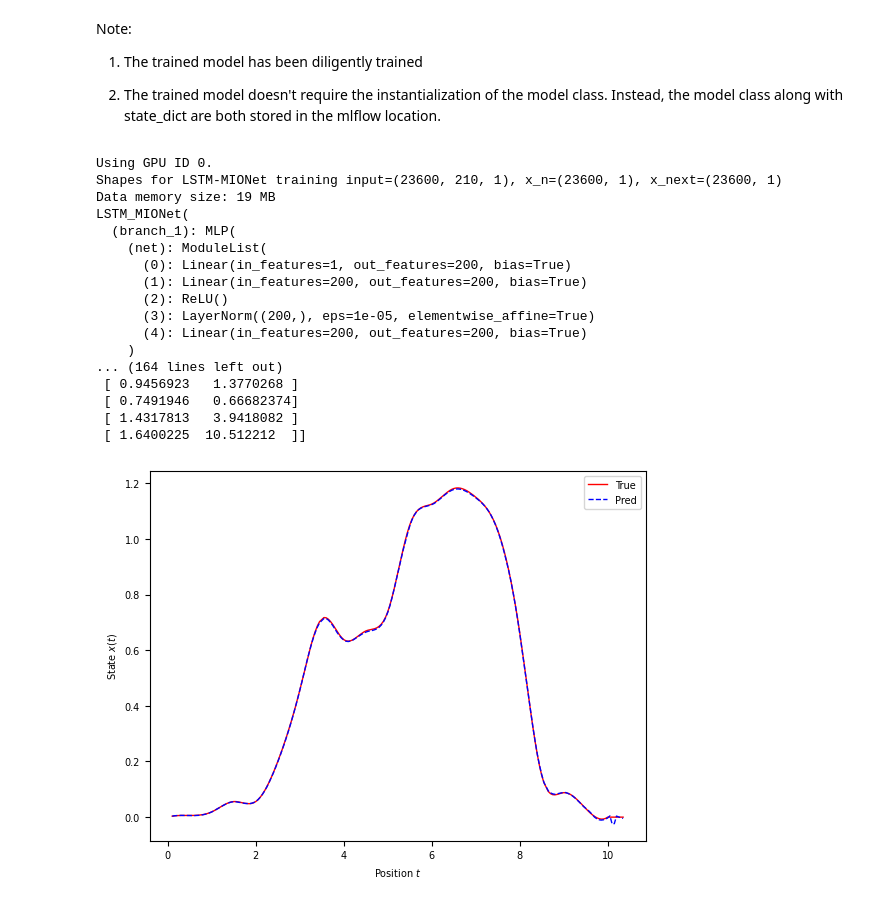
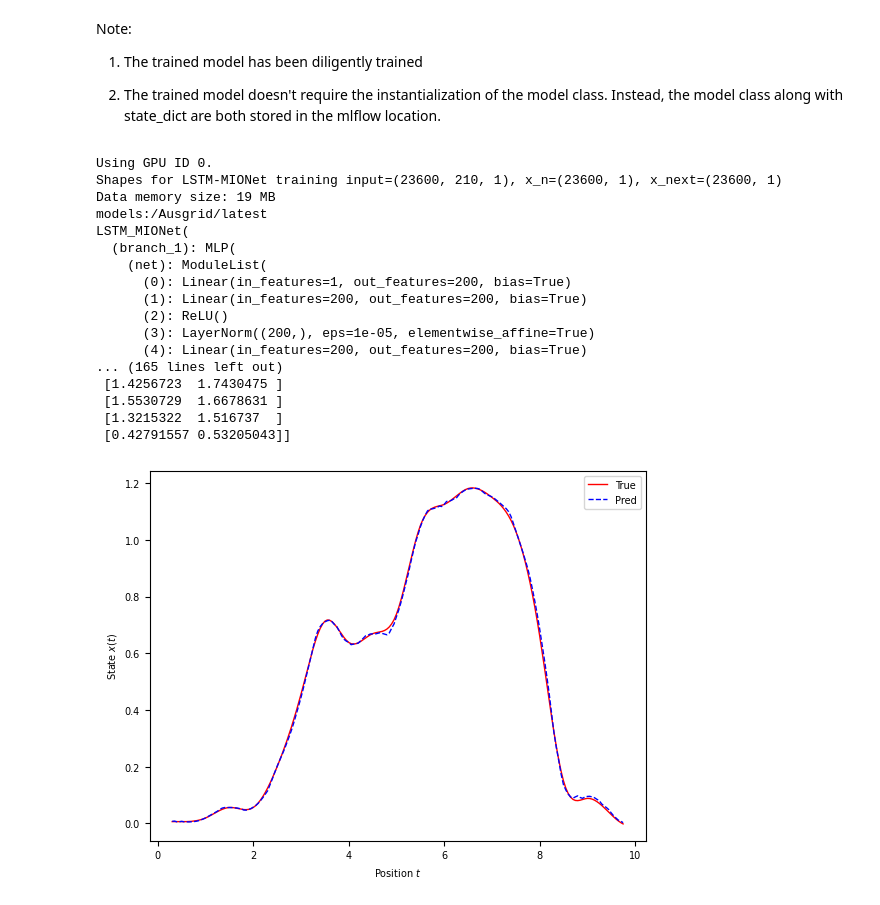
Before and after one commit to moodykong/bayesian-lstm-mionet, a Jupyter notebook: src/workflow_Ausgrid.ipynb, the cells around one changed output. Cells and saved outputs as stored; diff of their text form; code cells hidden in the pictures.

```diff
--- a/src/workflow_Ausgrid.ipynb
+++ b/src/workflow_Ausgrid.ipynb
@@ -145,31 +145,31 @@ Note:
 # %%
 %run infer.py \
     --datafile_path "data/Ausgrid_demonstration.npy" \
-    --trained_model_path "runs:/f59b5c9580d24ef08aa32bd8cc77a9cb/best_model_epoch_140" \
+    --trained_model_path "models:/Ausgrid/latest" \
     --state_component 0 \
-    --search_len 2 \
+    --search_len 10 \
     --search_num 200 \
     --batch_size 100 \
     --plot_trajs "True" \
     --plot_idxs 0 \
     --device 0 \
     --verbose "True"
 # %% [output]
 Using GPU ID 0.
 Shapes for LSTM-MIONet training input=(23600, 210, 1), x_n=(23600, 1), x_next=(23600, 1)
 Data memory size: 19 MB
+models:/Ausgrid/latest
 LSTM_MIONet(
   (branch_1): MLP(
     (net): ModuleList(
       (0): Linear(in_features=1, out_features=200, bias=True)
       (1): Linear(in_features=200, out_features=200, bias=True)
       (2): ReLU()
       (3): LayerNorm((200,), eps=1e-05, elementwise_affine=True)
       (4): Linear(in_features=200, out_features=200, bias=True)
-    )
-... (164 lines left out)
- [ 0.9456923   1.3770268 ]
- [ 0.7491946   0.66682374]
- [ 1.4317813   3.9418082 ]
- [ 1.6400225  10.512212  ]]
+... (165 lines left out)
+ [1.4256723  1.7430475 ]
+ [1.5530729  1.6678631 ]
+ [1.3215322  1.516737  ]
+ [0.42791557 0.53205043]]
-[figure, old version]
+[figure, new version]
```
Also changed, not shown: 3 other files.
